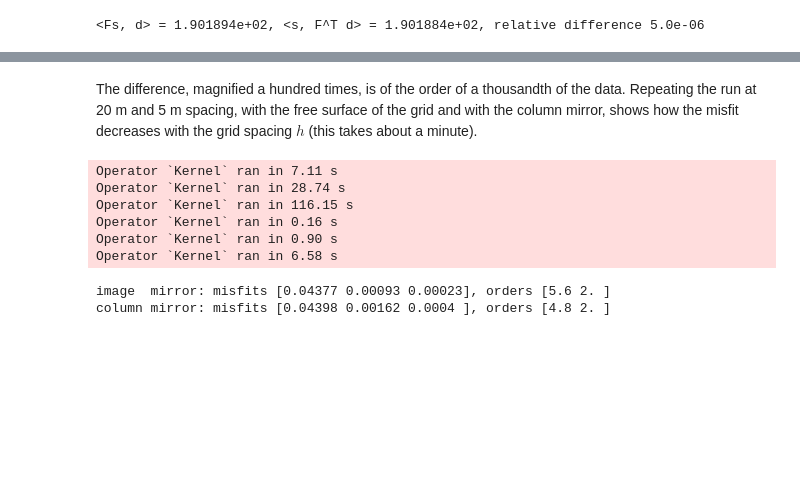
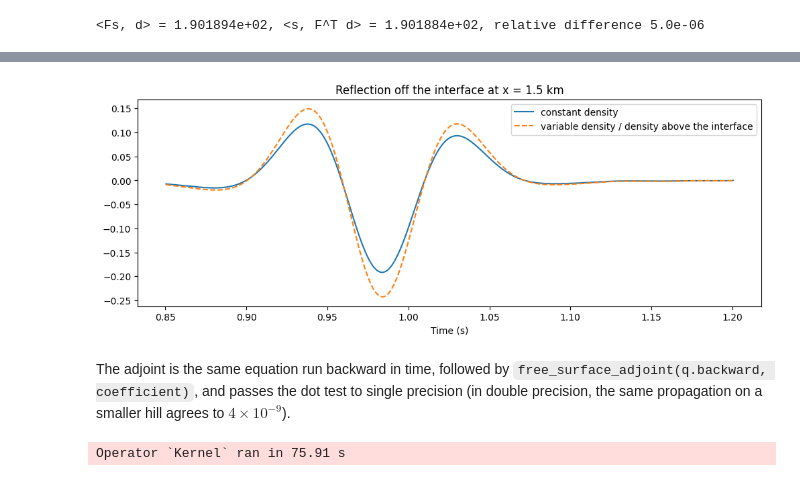
Before and after one commit to devitocodes/devito, a Jupyter notebook: examples/userapi/10_curvilinear_grids.ipynb, the cells around one changed output, grey strips where cells are left out. Saved outputs shown, nothing was run; the diff lists cells and outputs as text; code cells hidden in the pictures; blank space fills up the shorter version.

```diff
--- a/examples/userapi/10_curvilinear_grids.ipynb
+++ b/examples/userapi/10_curvilinear_grids.ipynb
@@ -468,15 +443,15 @@ relative misfit to the image-source solution: 9.3e-04
 # %%
-# NBVAL_IGNORE_OUTPUT
-fig, axes = plt.subplots(1, 2, figsize=(15, 5))
-clip = np.abs(plane_analytic).max()/3
-extent = [1., 2., tn, 0]
-for ax, data, title in zip(axes, [plane_data, 100*(plane_data - plane_analytic)],
-                           ['Curvilinear grid', 'Difference to the analytic data x100'],
-                           strict=True):
-    ax.imshow(data, aspect='auto', cmap='gray', vmin=-clip, vmax=clip, extent=extent)
-    ax.set_xlabel('Receiver x (km)')
-    ax.set_ylabel('Time (s)')
-    ax.set_title(title)
-plt.tight_layout()
-plt.show()
+early = time_values < .5
+rho_above = .31*1500**.25
+ratio = np.abs(rec_density.data[early]).max()/np.abs(rec.data[early]).max()
+print(f'direct wave amplitude ratio {ratio:.3f}, density above the interface '
+      f'{rho_above:.3f}')
+
+late = time_values > .85
+centre = np.argmin(np.abs(receiver_x - 1500.))
+reflection = (np.abs(rec_density.data[late, centre]).max()/rho_above /
+              np.abs(rec.data[late, centre]).max())
+impedance = [(.31*v**.25*v) for v in (1500., 2500.)]
+predicted = ((impedance[1] - impedance[0])/(impedance[1] + impedance[0]))/.25
+print(f'interface reflection ratio {reflection:.3f}, normal incidence {predicted:.3f}')
 # %% [output]
@@ -484,23 +460,28 @@ plt.show()
-# %% [markdown]
-The difference, magnified a hundred times, is of the order of a thousandth of the data. Repeating the run at 20 m and 5 m spacing, with the free surface of the grid and with the column mirror, shows how the misfit decreases with the grid spacing $h$ (this takes about a minute).
-# %%
-# NBVAL_IGNORE_OUTPUT
-spacings = [20., 10., 5.]
-misfits = {mirror: [plane_misfit(plane_mapping, h, mirror)[0] for h in spacings]
-           for mirror in ['image', 'column']}
-for mirror, values in misfits.items():
-    orders = np.log2(np.array(values[:-1])/np.array(values[1:]))
-    print(f'{mirror:6s} mirror: misfits {np.round(values, 5)}, orders {orders.round(1)}')
-# %% [output]
-Operator `Kernel` ran in 7.11 s
-Operator `Kernel` ran in 28.74 s
-Operator `Kernel` ran in 116.15 s
-Operator `Kernel` ran in 0.16 s
-Operator `Kernel` ran in 0.90 s
-Operator `Kernel` ran in 6.58 s
-image  mirror: misfits [0.04377 0.00093 0.00023], orders [5.6 2. ]
-column mirror: misfits [0.04398 0.00162 0.0004 ], orders [4.8 2. ]
+# %%
+# NBVAL_IGNORE_OUTPUT
+fig, ax = plt.subplots(figsize=(12, 4))
+ax.plot(time_values[late], rec.data[late, centre], label='constant density')
+ax.plot(time_values[late], rec_density.data[late, centre]/rho_above, '--',
+        label='variable density / density above the interface')
+ax.set_xlabel('Time (s)')
+ax.set_title('Reflection off the interface at x = 1.5 km')
+ax.legend()
+plt.show()
+# %% [output]
+[figure, added]
+# %% [markdown]
+The adjoint is the same equation run backward in time, followed by `free_surface_adjoint(q.backward, coefficient)`, and passes the dot test to single precision (in double precision, the same propagation on a smaller hill agrees to $4\times10^{-9}$).
 # %%
-assert misfits['image'][1] < 2e-3
-assert misfits['column'][1] > misfits['image'][1]
+# NBVAL_IGNORE_OUTPUT
+q = TimeFunction(name='q', grid=grid, space_order=8, time_order=2)
+update_density_adjoint = Eq(q.backward, 2*q - q.forward +
+                            coefficient*div(b*grad(q, shift=.5), shift=-.5))
+op_density_adjoint = Operator([update_density_adjoint] +
+                              grid.free_surface_adjoint(q.backward, coefficient) +
+                              residual.inject(field=q.backward,
+                                              expr=residual*coefficient) +
+                              src_adjoint.interpolate(expr=q))
+summary = op_density_adjoint.apply(dt=dt, time_M=nt - 2)
+# %% [output]
+Operator `Kernel` ran in 75.91 s
 # %%
```
Also changed, not shown: parts of 46 cells of this notebook.
